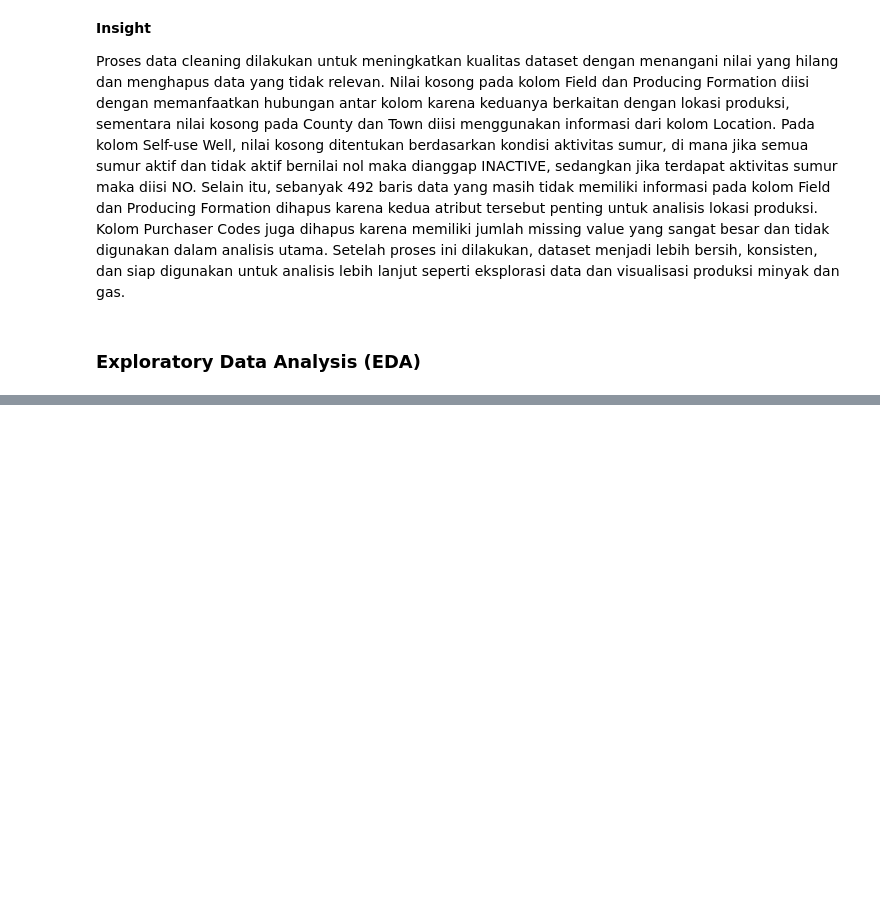
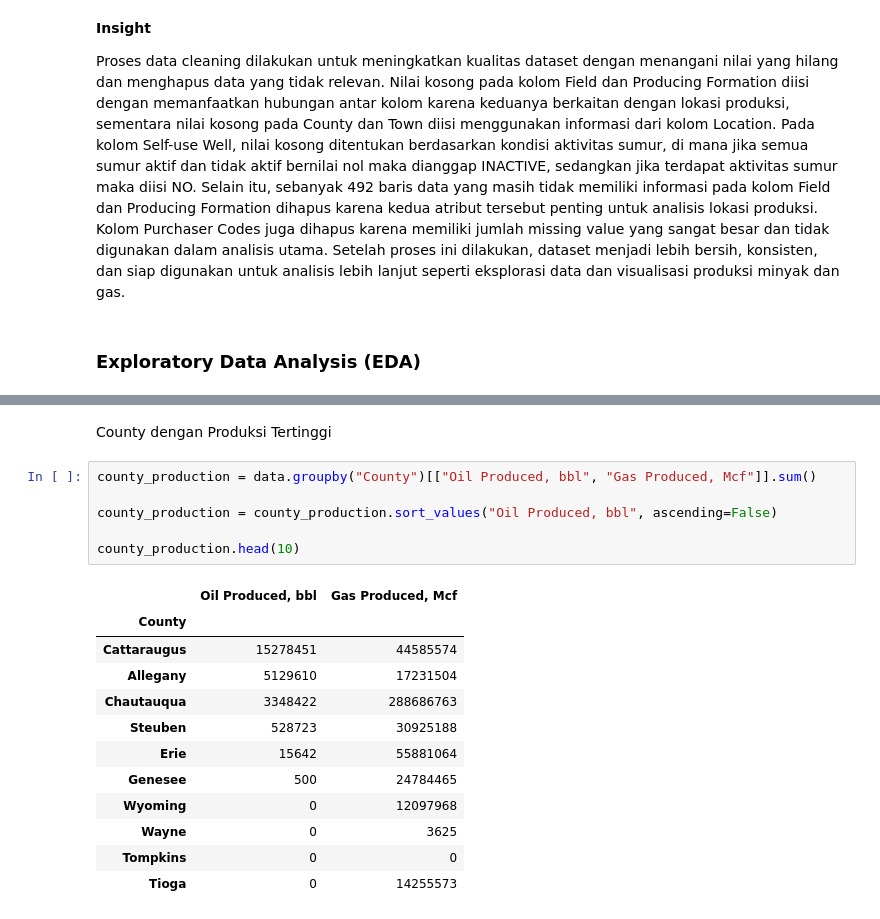
Before and after one commit to DifthaArianggaFirdaus/oil-and-gas_dataset, a Jupyter notebook: oilandgas.ipynb, the cells around one changed output, grey strips where cells are left out. Drawn from its saved outputs; the diff is of its cells as text; blank space fills up the shorter version.

```diff
--- a/oilandgas.ipynb
+++ b/oilandgas.ipynb
@@ -219,0 +266,21 @@ Proses data cleaning dilakukan untuk meningkatkan kualitas dataset dengan menang
+# %% [markdown]
+County dengan Produksi Tertinggi
+# %%
+county_production = data.groupby("County")[["Oil Produced, bbl", "Gas Produced, Mcf"]].sum()
+
+county_production = county_production.sort_values("Oil Produced, bbl", ascending=False)
+
+county_production.head(10)
+# %% [output]
+|  | Oil Produced, bbl | Gas Produced, Mcf |
+| County |  |  |
+| Cattaraugus | 15278451 | 44585574 |
+| Allegany | 5129610 | 17231504 |
+| Chautauqua | 3348422 | 288686763 |
+| Steuben | 528723 | 30925188 |
+| Erie | 15642 | 55881064 |
+| Genesee | 500 | 24784465 |
+| Wyoming | 0 | 12097968 |
+| Wayne | 0 | 3625 |
+| Tompkins | 0 | 0 |
+| Tioga | 0 | 14255573 |
```
Also changed, not shown: parts of 20 cells of this notebook.
